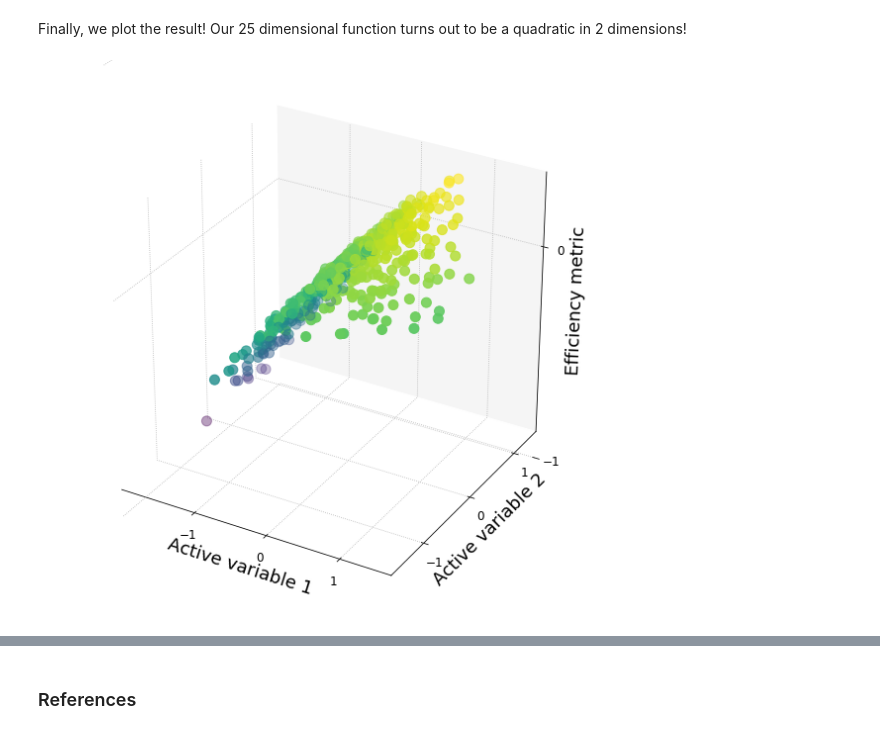
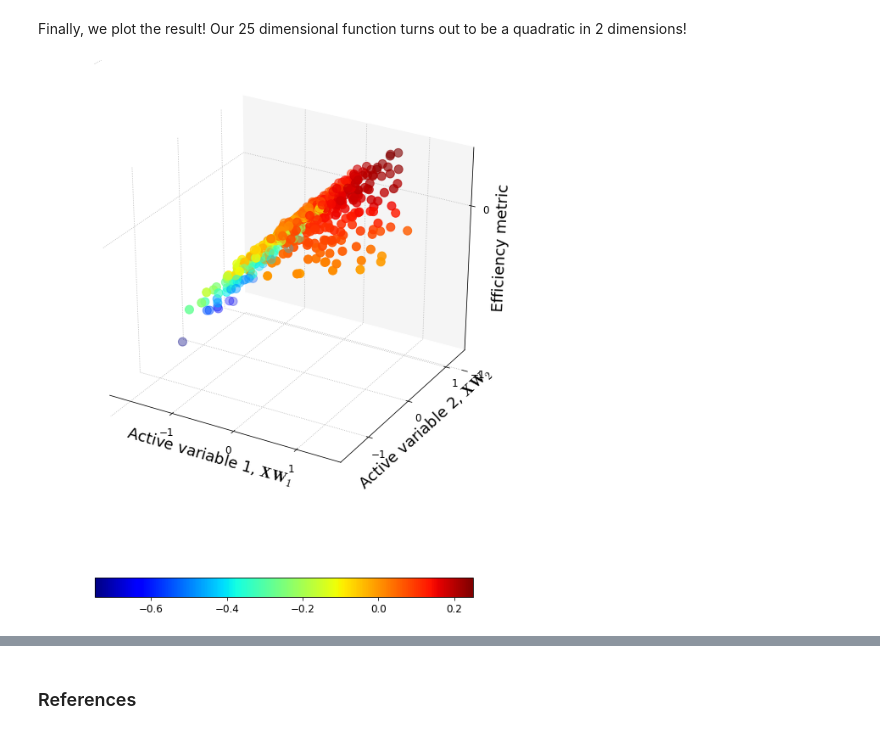
Before and after one commit to equadratures/equadratures, a Jupyter notebook: ipython-notebooks/dimension-reduction/dimension_reduction.ipynb, the cells around one changed output, grey strips where cells are left out. Drawn from its saved outputs; the diff is of its cells as text; code cells hidden in the pictures.

```diff
--- a/ipython-notebooks/dimension-reduction/dimension_reduction.ipynb
+++ b/ipython-notebooks/dimension-reduction/dimension_reduction.ipynb
@@ -52,21 +56,22 @@ active2 = np.dot( X , W[:,1] )
 # %% [markdown]
 Finally, we plot the result! Our 25 dimensional function turns out to be a quadratic in 2 dimensions!
 # %%
-fig = plt.figure(figsize=(10,10))
+fig = plt.figure(figsize=(10,13))
 ax = fig.add_subplot(111, projection='3d')
 ax.grid(True)
-ax = fig.add_subplot(111, projection='3d')
-ax.scatter(active1, active2, fX, c=fX, marker='o', s=100)
+cax = ax.scatter(active1, active2, fX, c=fX, marker='o', s=100, vmin=-0.75, vmax=0.25, cmap='jet')
+cbar = plt.colorbar(cax, extend='neither', spacing='proportional', orientation='horizontal', shrink=0.8)
+#cbar.ax.tick_params(labelsize=13)
 ax.w_xaxis.set_pane_color((1.0, 1.0, 1.0, 1.0))
 ax.w_zaxis.set_pane_color((1.0, 1.0, 1.0, 1.0))
 ax.w_yaxis.set_pane_color((0.961, 0.961, 0.961, 1.0))
 ax.set_zticks([-1, 0, 1])
 ax.set_yticks([-1, 0, 1])
 ax.set_xticks([-1, 0, 1])
-ax.set_xlabel('Active variable 1')
-ax.set_ylabel('Active variable 2')
+ax.set_xlabel('Active variable 1, $\mathbf{XW_{1}}$')
+ax.set_ylabel('Active variable 2, $\mathbf{XW_{2}}$')
 ax.set_zlabel('Efficiency metric')
 mpl.rcParams['lines.linewidth'] = 2
 plt.show()
 # %% [output]
-[figure, old version]
+[figure, new version]
```
Also changed, not shown: parts of 8 cells of this notebook, 9 other files.
